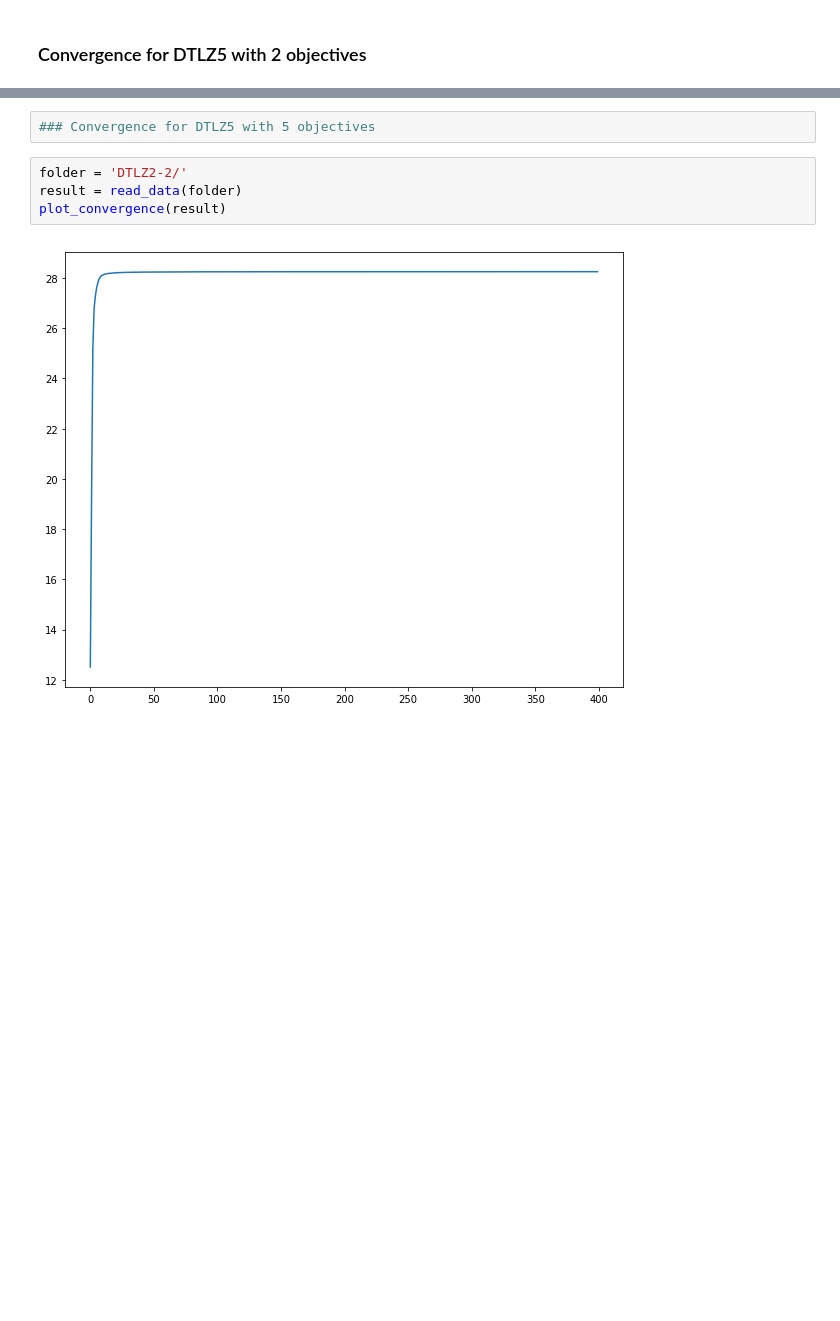
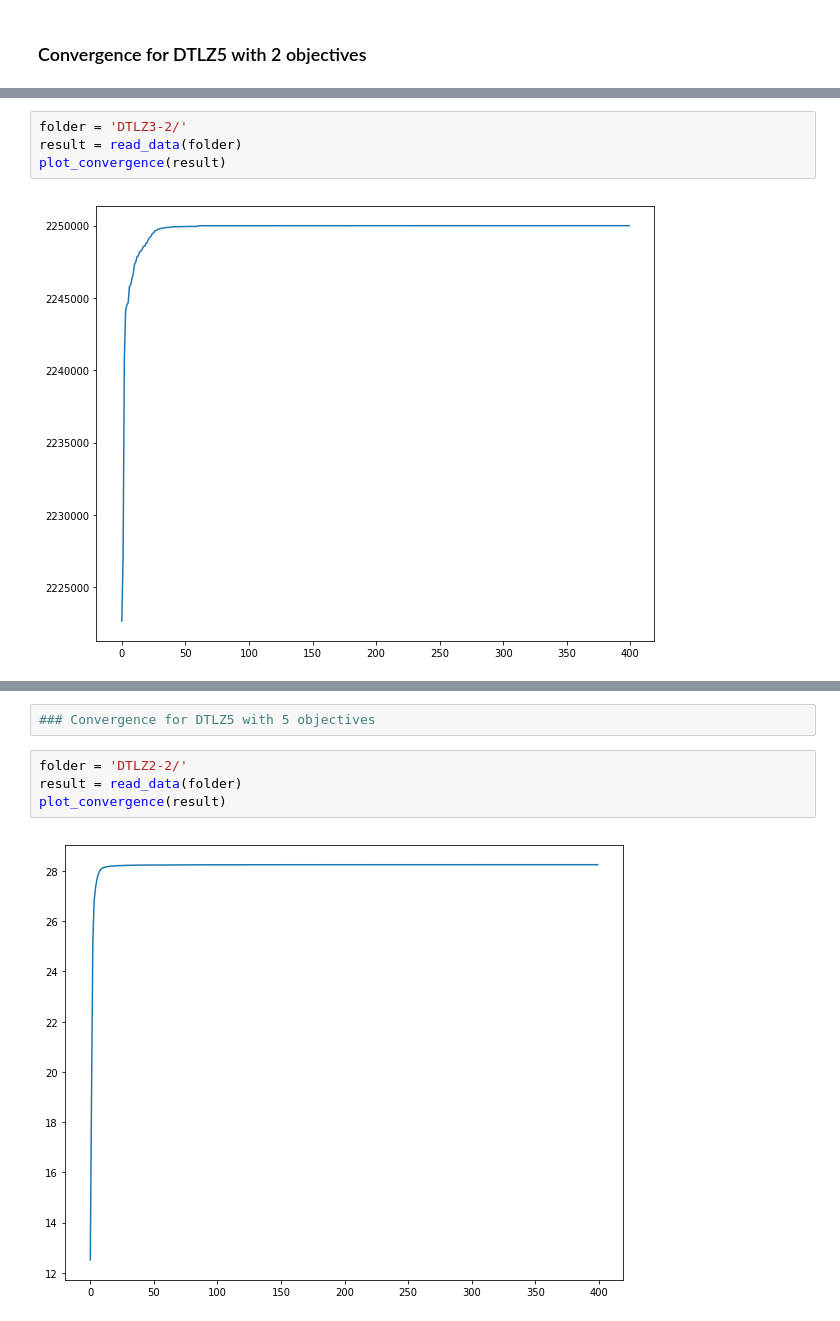
Before and after one commit to renansantosmendes/PhD_MOEAD_02, a Jupyter notebook: Results/hypervolume_convergence.ipynb, the cells around one changed output, grey strips where cells are left out. Saved outputs shown, nothing was run; the diff lists cells and outputs as text; blank space fills up the shorter version.

```diff
--- a/Results/hypervolume_convergence.ipynb
+++ b/Results/hypervolume_convergence.ipynb
@@ -34,0 +41,6 @@ plot_convergence(result)
+# %%
+folder = 'DTLZ3-2/'
+result = read_data(folder)
+plot_convergence(result)
+# %% [output]
+[figure, added]
```
Also changed, not shown: parts of 4 cells of this notebook, 43 other files.
